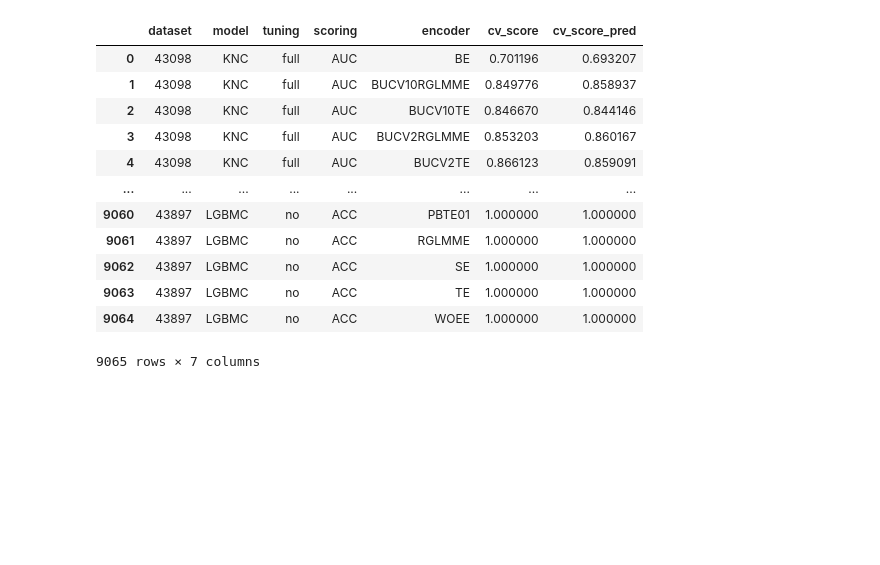
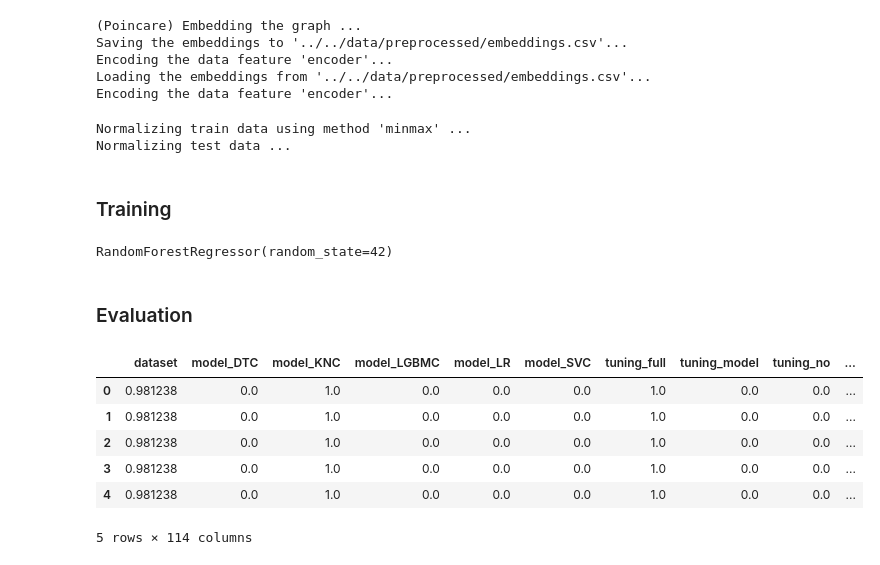
Before and after one commit to nina-prog/meta-learning-for-encoder-selection, a Jupyter notebook: notebooks/week10/week10-evaluate-regression-test.ipynb, the cells around one changed output. Cells and saved outputs as stored; diff of their text form; code cells hidden in the pictures; blank space fills up the shorter version.

```diff
--- a/notebooks/week10/week10-evaluate-regression-test.ipynb
+++ b/notebooks/week10/week10-evaluate-regression-test.ipynb
@@ -36,16 +119,66 @@ Loading data ...
+# %%
+# Encoder encoding: Poincare Embeddings for feature "encoder"
+X_train, _ = src.encoding.poincare_encoding(path_to_graph="../../data/raw/graph.adjlist",
+                                            path_to_embeddings="../../data/preprocessed/embeddings.csv",
+                                            data=X_train,
+                                            column_to_encode="encoder",
+                                            encode_dim=50,
+                                            explode_dim=True,
+                                            epochs=5000,
+                                            dim_reduction=None,
+                                            verbosity=verbosity)
+X_test, _ = src.encoding.poincare_encoding(path_to_embeddings="../../data/preprocessed/embeddings.csv",
+                                           data=X_test,
+                                           column_to_encode="encoder",
+                                           explode_dim=True,
+                                           verbosity=verbosity)
+# %% [output]
+(Poincare) Embedding the graph ...
+Saving the embeddings to '../../data/preprocessed/embeddings.csv'...
+Encoding the data feature 'encoder'...
+Loading the embeddings from '../../data/preprocessed/embeddings.csv'...
+Encoding the data feature 'encoder'...
+# %%
+# Add meta information
+X_train = add_dataset_meta_information(df=X_train,
+                                       path_to_meta_df="../../data/preprocessed/dataset_agg.csv",
+                                       nan_threshold=0.4,
+                                       replacing_strategy="median")
+X_test = add_dataset_meta_information(df=X_test,
+                                      path_to_meta_df="../../data/preprocessed/dataset_agg.csv",
+                                      nan_threshold=0.4,
+                                      replacing_strategy="median")
+# %%
+# Normalization
+X_train, scaler = normalize_train_data(X_train=X_train,
+                                       method="minmax",
+                                       verbosity=verbosity)
+X_test = normalize_test_data(X_test=X_test,
+                             scaler=scaler,
+                             verbosity=verbosity)
+# %% [output]
+Normalizing train data using method 'minmax' ...
+Normalizing test data ...
+# %% [markdown]
+### Training
+# %%
+model = RandomForestRegressor(random_state=42)
+model.fit(X=X_train, y=y_train)
+# %% [output]
+RandomForestRegressor(random_state=42)
+# %% [markdown]
+### Evaluation
+# %%
+# Predict
+y_pred = pd.Series(model.predict(X_test), index=y_test.index, name=str(y_test.name) + "_pred")
+df_pred = pd.concat([X_test, y_test, y_pred], axis=1)
 # %%
-df_pred
+df_pred.head()
 # %% [output]
-|  | dataset | model | tuning | scoring | encoder | cv_score | cv_score_pred |
-| 0 | 43098 | KNC | full | AUC | BE | 0.701196 | 0.693207 |
-| 1 | 43098 | KNC | full | AUC | BUCV10RGLMME | 0.849776 | 0.858937 |
-| 2 | 43098 | KNC | full | AUC | BUCV10TE | 0.846670 | 0.844146 |
-| 3 | 43098 | KNC | full | AUC | BUCV2RGLMME | 0.853203 | 0.860167 |
-| 4 | 43098 | KNC | full | AUC | BUCV2TE | 0.866123 | 0.859091 |
-| ... | ... | ... | ... | ... | ... | ... | ... |
-| 9060 | 43897 | LGBMC | no | ACC | PBTE01 | 1.000000 | 1.000000 |
-| 9061 | 43897 | LGBMC | no | ACC | RGLMME | 1.000000 | 1.000000 |
-| 9062 | 43897 | LGBMC | no | ACC | SE | 1.000000 | 1.000000 |
-| 9063 | 43897 | LGBMC | no | ACC | TE | 1.000000 | 1.000000 |
-| 9064 | 43897 | LGBMC | no | ACC | WOEE | 1.000000 | 1.000000 |
+|  | dataset | model_DTC | model_KNC | model_LGBMC | model_LR | model_SVC | tuning_full | tuning_model | tuning_no | ... |
+| 0 | 0.981238 | 0.0 | 1.0 | 0.0 | 0.0 | 0.0 | 1.0 | 0.0 | 0.0 | ... |
+| 1 | 0.981238 | 0.0 | 1.0 | 0.0 | 0.0 | 0.0 | 1.0 | 0.0 | 0.0 | ... |
+| 2 | 0.981238 | 0.0 | 1.0 | 0.0 | 0.0 | 0.0 | 1.0 | 0.0 | 0.0 | ... |
+| 3 | 0.981238 | 0.0 | 1.0 | 0.0 | 0.0 | 0.0 | 1.0 | 0.0 | 0.0 | ... |
+| 4 | 0.981238 | 0.0 | 1.0 | 0.0 | 0.0 | 0.0 | 1.0 | 0.0 | 0.0 | ... |
-9065 rows × 7 columns
+5 rows × 114 columns
```
Also changed, not shown: parts of 20 cells of this notebook.
